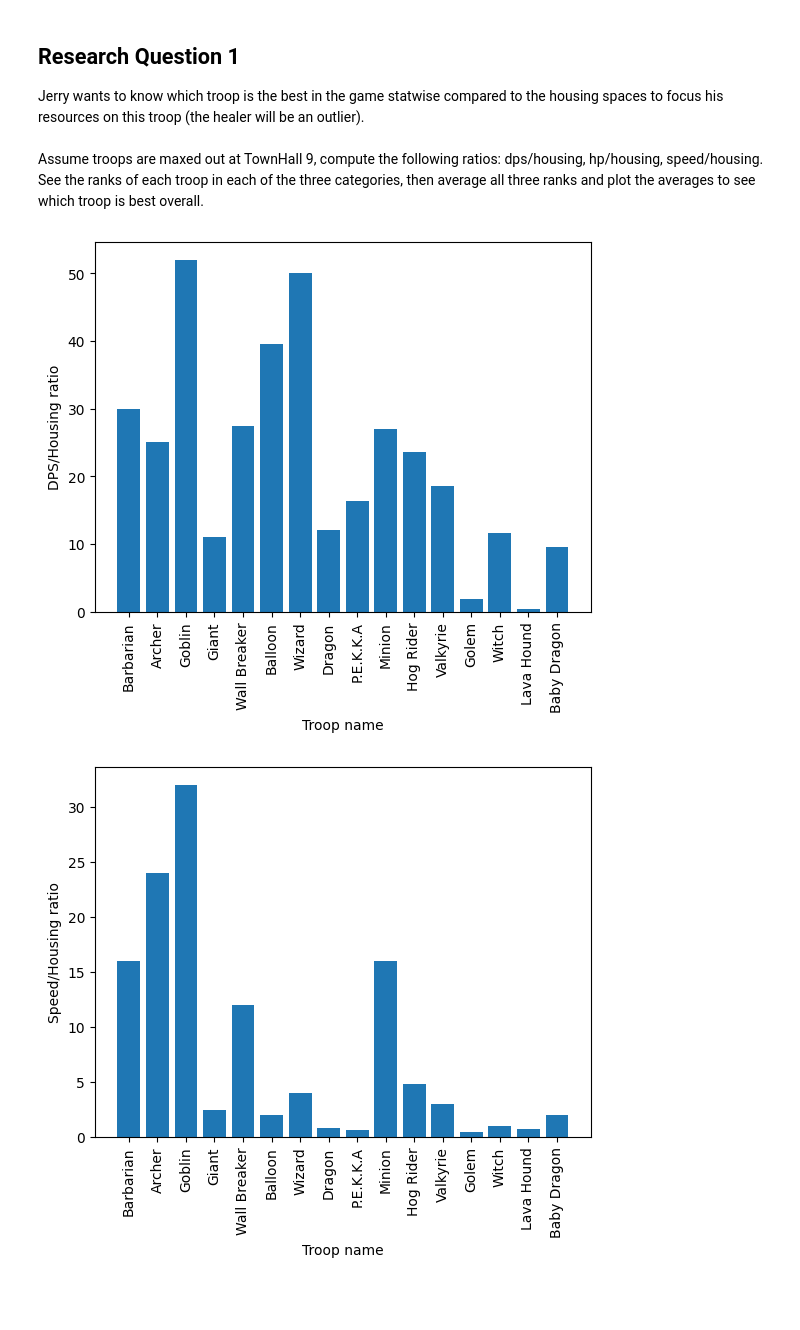
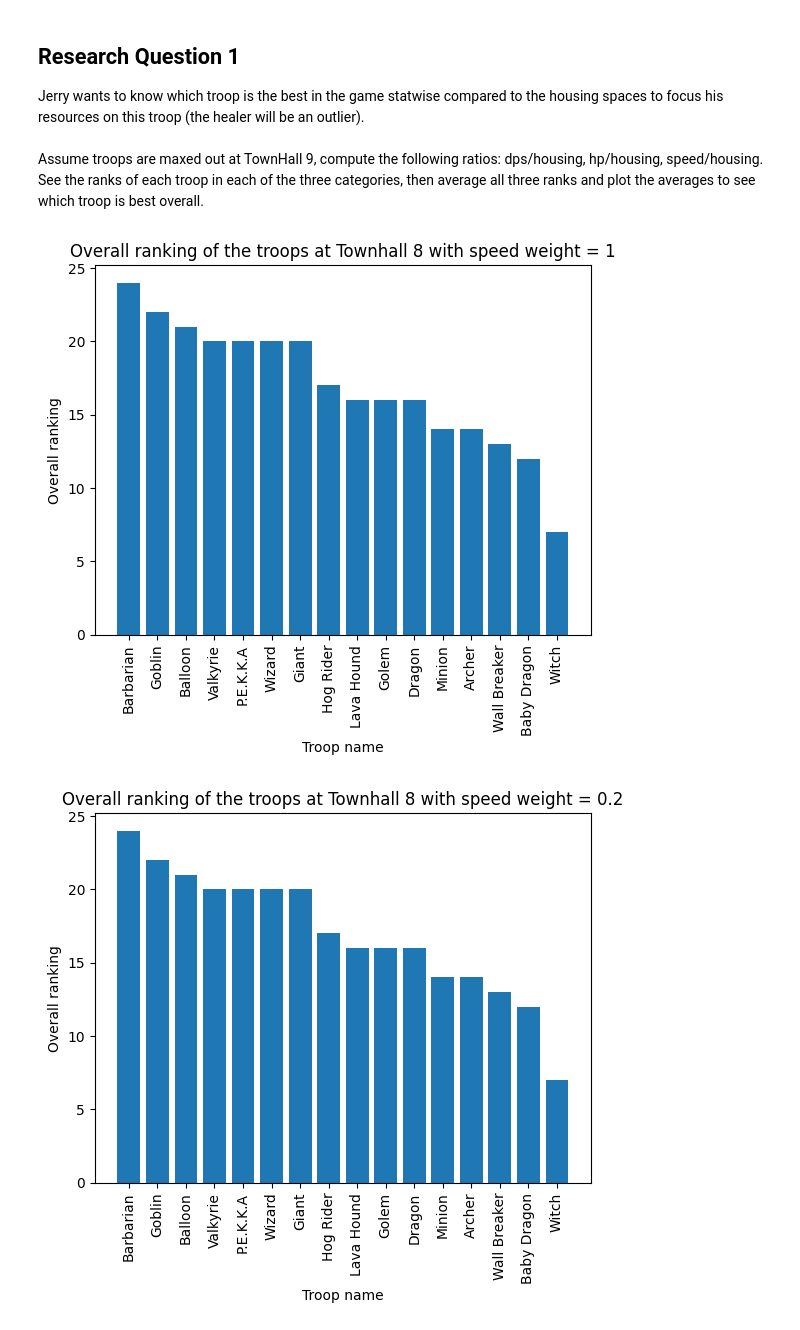
Before and after one commit to auregiuglarism/Clash_of_Clans_DataAnalysis, a Jupyter notebook: Troop Analysis/troop_analysis.ipynb, the cells around one changed output. Saved outputs shown, nothing was run; the diff lists cells and outputs as text; code cells hidden in the pictures; blank space fills up the shorter version.

```diff
--- a/Troop Analysis/troop_analysis.ipynb
+++ b/Troop Analysis/troop_analysis.ipynb
@@ -148,39 +149,86 @@ for row in df.iterrows():
     if row[1]['name'] == 'Healer':
         continue
 
     housing_space = row[1]['housingSpace']
 
     speed = row[1]['speed']
 
     level = row[1]['levels'][8]
     dps_list = row[1]['dps']
     dps = dps_list[level]
 
+    hp_list = row[1]['hitpoints']
+    hp = hp_list[level]
+    hp = float(str(hp).replace(',','')) # Conversion to
+
     ratio = dps/housing_space
-    ratio2 = speed/housing_space
+    ratio2 = speed
+    ratio3 = hp/housing_space
 
     dps_ratio.append(ratio)
     speed_ratio.append(ratio2)
+    hp_ratio.append(ratio3)
 
 dps_ratio = dps_ratio[:-2] # Get rid Barbarian King and Archer Queen
 names = names[:-2] # Get rid Barbarian King and Archer Queen
 speed_ratio = speed_ratio[:-2] # Get rid Barbarian King and Archer Queen
+hp_ratio = hp_ratio[:-2] # Get rid Barbarian King and Archer Queen
 
 ratio_1 = pd.DataFrame({'name': names, 'dps_ratio': dps_ratio})
-plt.bar(ratio_1['name'], ratio_1['dps_ratio'])
+# plt.bar(ratio_1['name'], ratio_1['dps_ratio'])
+# plt.xticks(rotation=90)
+# plt.xlabel('Troop name')
+# plt.ylabel('DPS/Housing ratio')
+# plt.show()
+ratio_1 = ratio_1.sort_values(by='dps_ratio', ascending=True)
+
+
+ratio_2 = pd.DataFrame({'name': names, 'speed_ratio': speed_ratio})
+# plt.bar(ratio_2['name'], ratio_2['speed_ratio'])
+# plt.xticks(rotation=90)
+# plt.xlabel('Troop name')
+# plt.ylabel('Speed/Housing ratio')
+# plt.show()
+ratio_2 = ratio_2.sort_values(by='speed_ratio', ascending=True)
+
+ratio_3 = pd.DataFrame({'name': names, 'hp_ratio': hp_ratio})
+# plt.bar(ratio_3['name'], ratio_3['hp_ratio'])
+# plt.xticks(rotation=90)
+# plt.xlabel('Troop name')
+# plt.ylabel('HP/Housing ratio')
+# plt.show()
+ratio_3 = ratio_3.sort_values(by='hp_ratio', ascending=True)
+speed_weight = 0 # Weight of the speed in the final rank
+
+overall_ranking = pd.DataFrame({'name': names, 'dps_rank': ratio_1['dps_ratio'].rank(), 'speed_rank': ratio_2['speed_ratio'].rank() * speed_weight, 'hp_rank': ratio_3['hp_ratio'].rank(), 'overall_rank': ratio_1['dps_ratio'].rank() + ratio_2['speed_ratio'].rank() * speed_weight + ratio_3['hp_ratio'].rank()})
+overall_ranking = overall_ranking.sort_values(by='overall_rank', ascending=True).reset_index()
+overall_ranking.drop('index', axis=1, inplace=True) # Drop the index column
+overall_ranking_reversed = overall_ranking[::-1]
+
+# Plot
+# Make sure speed weight = 1
+plt.bar(overall_ranking_reversed['name'], overall_ranking_reversed['overall_rank'])
 plt.xticks(rotation=90)
 plt.xlabel('Troop name')
-plt.ylabel('DPS/Housing ratio')
+plt.ylabel('Overall ranking')
+plt.title('Overall ranking of the troops at Townhall 8 with speed weight = 1')
 plt.show()
 
-ratio_2 = pd.DataFrame({'name': names, 'speed_ratio': speed_ratio})
-plt.bar(ratio_2['name'], ratio_2['speed_ratio'])
+# Make sure speed weight =  0.2
+plt.bar(overall_ranking_reversed['name'], overall_ranking_reversed['overall_rank'])
 plt.xticks(rotation=90)
 plt.xlabel('Troop name')
-plt.ylabel('Speed/Housing ratio')
+plt.ylabel('Overall ranking')
+plt.title('Overall ranking of the troops at Townhall 8 with speed weight = 0.2')
 plt.show()
 
-# TODO : compute hp/housing ratio
+# Make sure speed weight = 0
+plt.bar(overall_ranking_reversed['name'], overall_ranking_reversed['overall_rank'])
+plt.xticks(rotation=90)
+plt.xlabel('Troop name')
+plt.ylabel('Overall ranking')
+plt.title('Overall ranking of the troops at Townhall 8 with speed weight = 0')
+plt.show()
 # %% [output]
-[figure, old version]
+[figure, new version]
-[figure, old version]
+[figure, new version]
```
Also changed, not shown: parts of 2 cells of this notebook, 2 other files.
